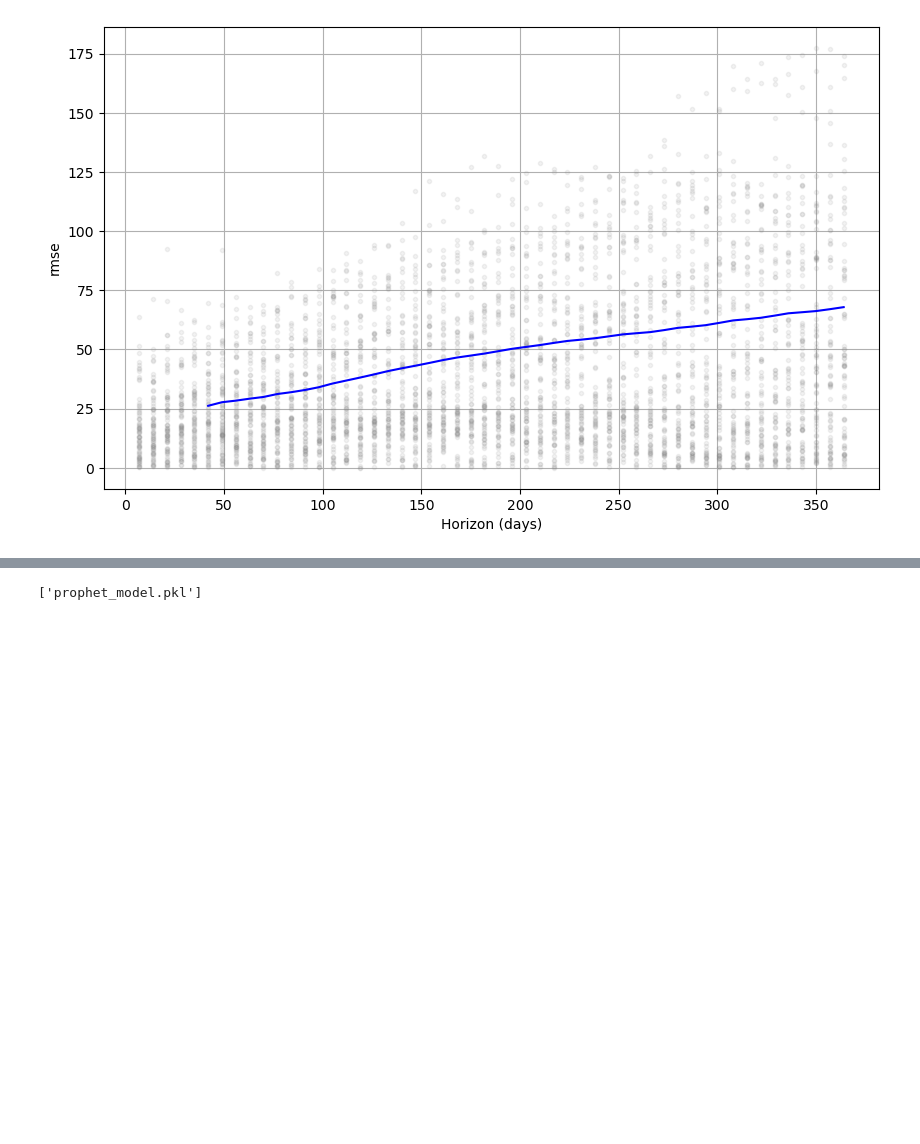
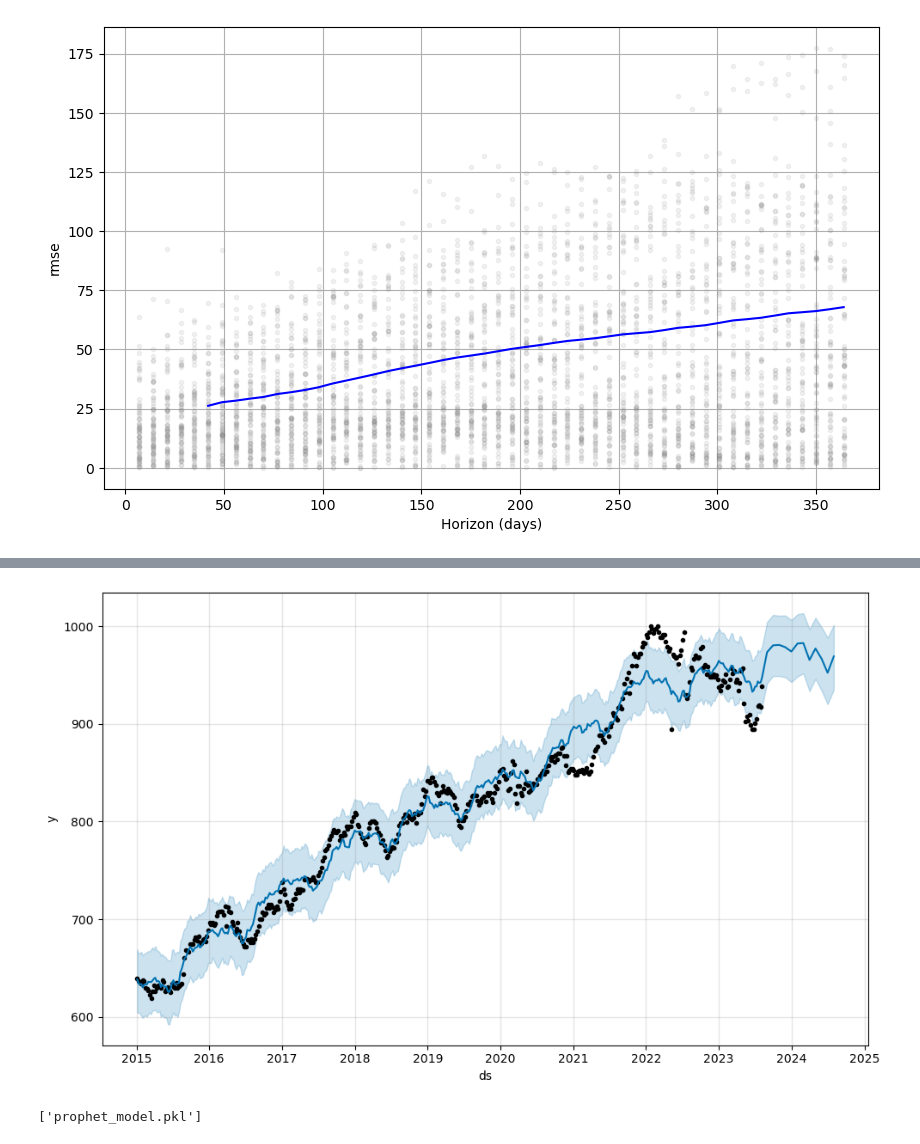
Before and after one commit to Anonymate054/MCD-BigData, a Jupyter notebook: forecast/forecast-2.ipynb, the cells around one changed output, grey strips where cells are left out. Saved outputs shown, nothing was run; the diff lists cells and outputs as text; code cells hidden in the pictures; blank space fills up the shorter version.

Commit message:
add forecast plot

```diff
--- a/forecast/forecast-2.ipynb
+++ b/forecast/forecast-2.ipynb
@@ -355,3 +376,7 @@ fig = plot_cross_validation_metric(df_cv, metric="rmse")
+# %%
+fig1 = model.plot(forecast)
+# %% [output]
+[figure, added]
 # %%
 ## save model
 import joblib
```
Also changed, not shown: parts of 1 cell of this notebook.
